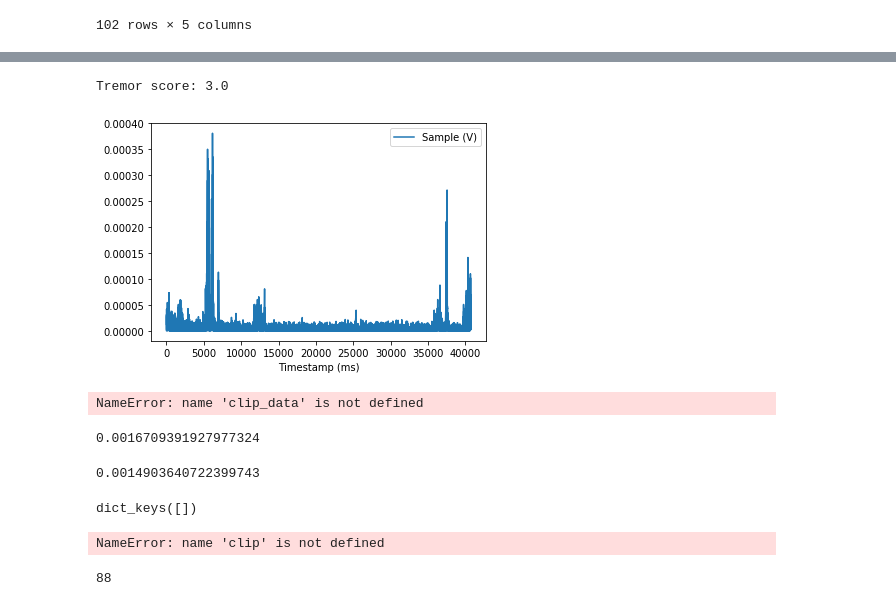
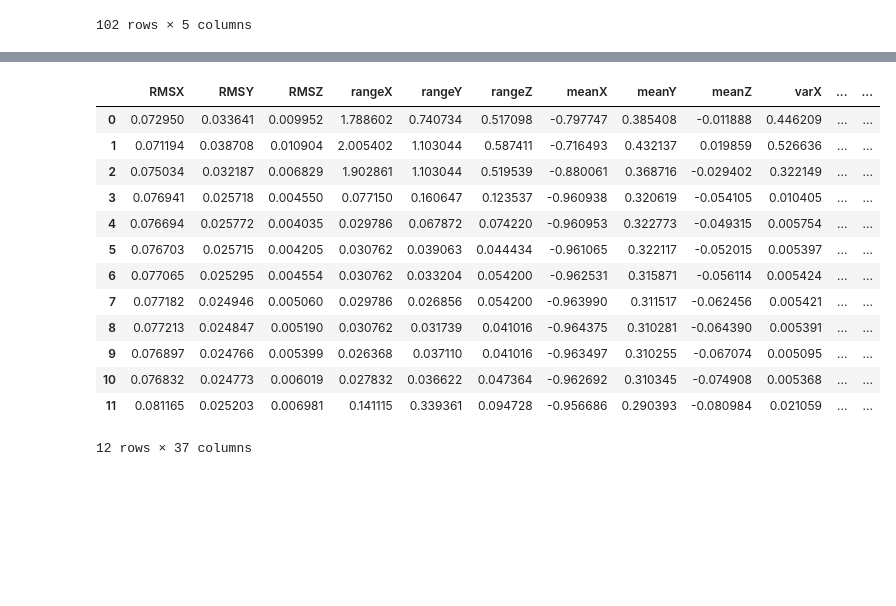
Before and after one commit to sanjeev-tv/CIS-PD, a Jupyter notebook: EMG Data.ipynb, the cells around one changed output, grey strips where cells are left out. Drawn from its saved outputs; the diff is of its cells as text; code cells hidden in the pictures; blank space fills up the shorter version.

```diff
--- a/EMG Data.ipynb
+++ b/EMG Data.ipynb
@@ -483,9 +462,0 @@ sensor = 'elec'
-# %%
-trial = 0
-ZInds = np.diff(act_dict[task][trial][loc]['elec'].index)!=0
-act_dict[task][trial][loc]['elec'] = act_dict[task][trial][loc]['elec'][np.hstack((ZInds,np.array(True)))]
-filterdata(act_dict,task,loc,trial,'elec',ftype='bandpass',cutoff_bp=[20,70])
-act_dict[task][trial][loc][sensor] = np.absolute(act_dict[task][trial][loc][sensor])
-act_dict[task][trial][loc]['elec'].plot()
-subj_score = mot_scores.loc[mot_scores['subject']==subj,['subject','visit','standing tremor left upper limb']]
-print('Tremor score: ' + str(subj_score.iloc[trial]['standing tremor left upper limb']))
@@ -495,9 +462,0 @@ Tremor score: 2.0
-# %%
-trial = 5
-ZInds = np.diff(act_dict[task][trial][loc]['elec'].index)!=0
-act_dict[task][trial][loc]['elec'] = act_dict[task][trial][loc]['elec'][np.hstack((ZInds,np.array(True)))]
-filterdata(act_dict,task,loc,trial,'elec',ftype='bandpass',cutoff_bp=[20,70])
-act_dict[task][trial][loc][sensor] = np.absolute(act_dict[task][trial][loc][sensor])
-act_dict[task][trial][loc]['elec'].plot()
-subj_score = mot_scores.loc[mot_scores['subject']==subj,['subject','visit','standing tremor left upper limb']]
-print('Tremor score: ' + str(subj_score.iloc[trial]['standing tremor left upper limb']))
@@ -507,12 +463,3 @@ Tremor score: 0.0
-# %%
-trial = 1
-ZInds = np.diff(act_dict[task][trial][loc]['elec'].index)!=0
-act_dict[task][trial][loc]['elec'] = act_dict[task][trial][loc]['elec'][np.hstack((ZInds,np.array(True)))]
-filterdata(act_dict,task,loc,trial,'elec',ftype='bandpass',cutoff_bp=[20,70])
-act_dict[task][trial][loc][sensor] = np.absolute(act_dict[task][trial][loc][sensor])
-act_dict[task][trial][loc]['elec'].plot()
-subj_score = mot_scores.loc[mot_scores['subject']==subj,['subject','visit','standing tremor left upper limb']]
-print('Tremor score: ' + str(subj_score.iloc[trial]['standing tremor left upper limb']))
-# %% [output]
-Tremor score: 3.0
-[figure, removed]
+# %%
+rawdata = act_dict[task][0][loc][sensor]
+clip_data = gen_clips(rawdata)
@@ -519,31 +468,17 @@ Tremor score: 3.0
 # %%
-clip_data.keys()
+clip_data['features']
 # %% [output]
+|  | RMSX | RMSY | RMSZ | rangeX | rangeY | rangeZ | meanX | meanY | meanZ | varX | ... | ... |
+| 0 | 0.072950 | 0.033641 | 0.009952 | 1.788602 | 0.740734 | 0.517098 | -0.797747 | 0.385408 | -0.011888 | 0.446209 | ... | ... |
+| 1 | 0.071194 | 0.038708 | 0.010904 | 2.005402 | 1.103044 | 0.587411 | -0.716493 | 0.432137 | 0.019859 | 0.526636 | ... | ... |
+| 2 | 0.075034 | 0.032187 | 0.006829 | 1.902861 | 1.103044 | 0.519539 | -0.880061 | 0.368716 | -0.029402 | 0.322149 | ... | ... |
+| 3 | 0.076941 | 0.025718 | 0.004550 | 0.077150 | 0.160647 | 0.123537 | -0.960938 | 0.320619 | -0.054105 | 0.010405 | ... | ... |
+| 4 | 0.076694 | 0.025772 | 0.004035 | 0.029786 | 0.067872 | 0.074220 | -0.960953 | 0.322773 | -0.049315 | 0.005754 | ... | ... |
+| 5 | 0.076703 | 0.025715 | 0.004205 | 0.030762 | 0.039063 | 0.044434 | -0.961065 | 0.322117 | -0.052015 | 0.005397 | ... | ... |
+| 6 | 0.077065 | 0.025295 | 0.004554 | 0.030762 | 0.033204 | 0.054200 | -0.962531 | 0.315871 | -0.056114 | 0.005424 | ... | ... |
+| 7 | 0.077182 | 0.024946 | 0.005060 | 0.029786 | 0.026856 | 0.054200 | -0.963990 | 0.311517 | -0.062456 | 0.005421 | ... | ... |
+| 8 | 0.077213 | 0.024847 | 0.005190 | 0.030762 | 0.031739 | 0.041016 | -0.964375 | 0.310281 | -0.064390 | 0.005391 | ... | ... |
+| 9 | 0.076897 | 0.024766 | 0.005399 | 0.026368 | 0.037110 | 0.041016 | -0.963497 | 0.310255 | -0.067074 | 0.005095 | ... | ... |
+| 10 | 0.076832 | 0.024773 | 0.006019 | 0.027832 | 0.036622 | 0.047364 | -0.962692 | 0.310345 | -0.074908 | 0.005368 | ... | ... |
+| 11 | 0.081165 | 0.025203 | 0.006981 | 0.141115 | 0.339361 | 0.094728 | -0.956686 | 0.290393 | -0.080984 | 0.021059 | ... | ... |
-NameError: name 'clip_data' is not defined
+12 rows × 37 columns
-# %%
-np.max(clip)[0]
-# %% [output]
-0.0016709391927977324
-# %%
-np.mean(clip)[0]
-# %% [output]
-0.0014903640722399743
-# %%
-d = {}
-d.keys()
-# %% [output]
-dict_keys([])
-# %%
-np.mean(clip[0])
-# %% [output]
-NameError: name 'clip' is not defined
-# %%
-features_list = ['RMS','mean','var','skew','kurt','binen','energy','MAV']
-feature_cols = []
-for w in range(11):
-    for i in range(len(features_list)):
-        feature_cols = feature_cols + [features_list[i] + str(w)]
-
-len(feature_cols)
-# %% [output]
-88
```
Also changed, not shown: parts of 6 cells of this notebook, 3 other files.
